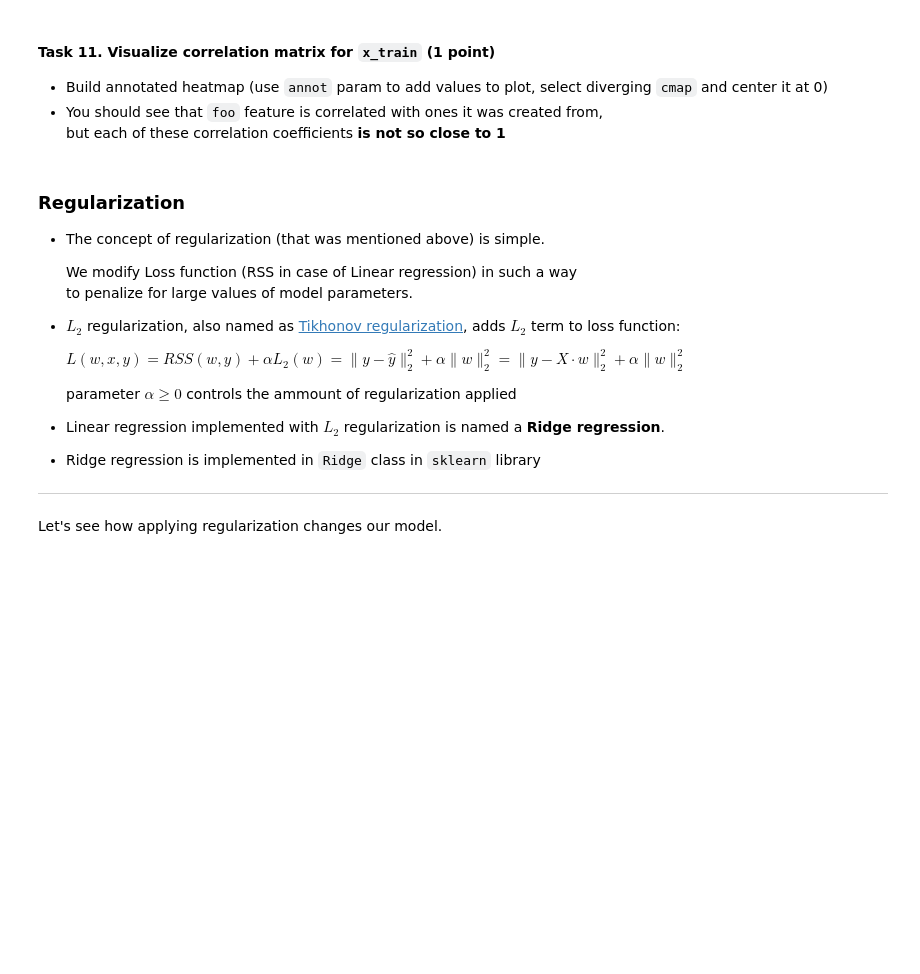
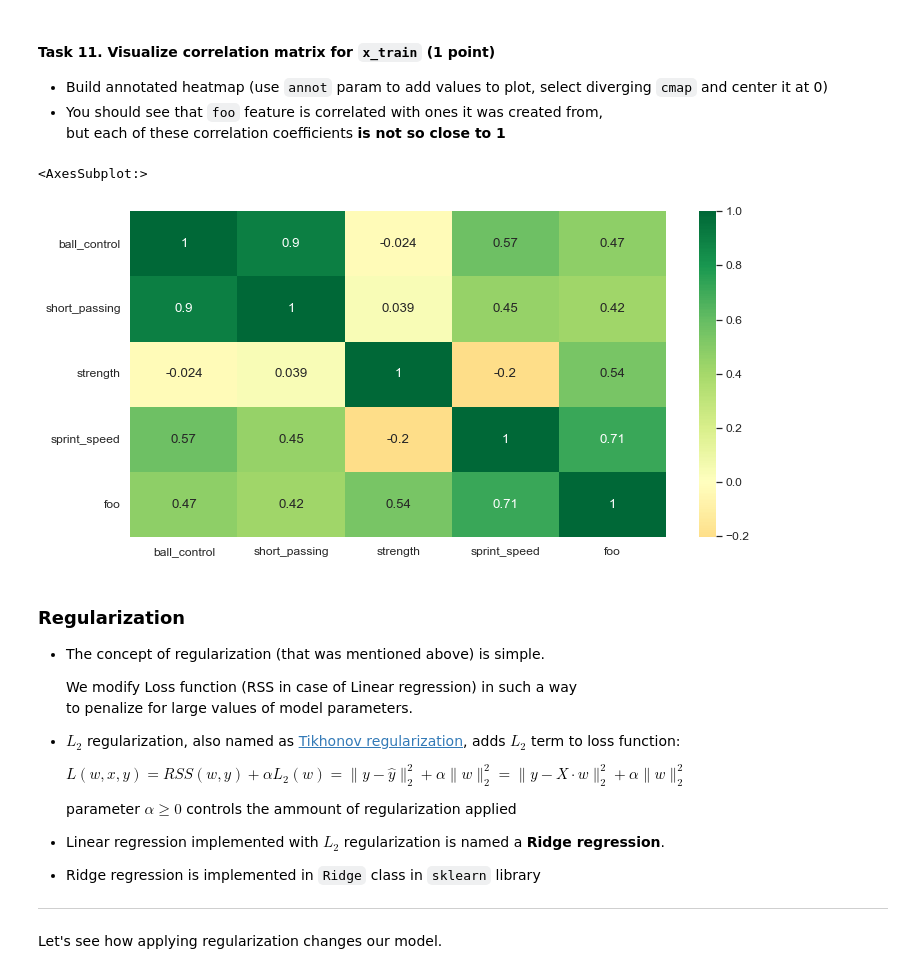
Before and after one commit to reagentjs/rss-ml-q1-2022-1, a Jupyter notebook: linear.ipynb, the cells around one changed output. Drawn from its saved outputs; the diff is of its cells as text; code cells hidden in the pictures; blank space fills up the shorter version.

```diff
--- a/linear.ipynb
+++ b/linear.ipynb
@@ -1416,6 +1524,11 @@ l2_norm(model.coef_)
   but each of these correlation coefficients **is not so close to 1**
 # %%
 # your code here
+plt.rcParams["figure.figsize"] = (12,6)
+sns.heatmap(data=x_train.corr(), center=0, cmap='RdYlGn', annot=True)
+# %% [output]
+<AxesSubplot:>
+[figure, added]
 # %% [markdown]
 ### Regularization
 
```
Also changed, not shown: parts of 31 cells of this notebook.
